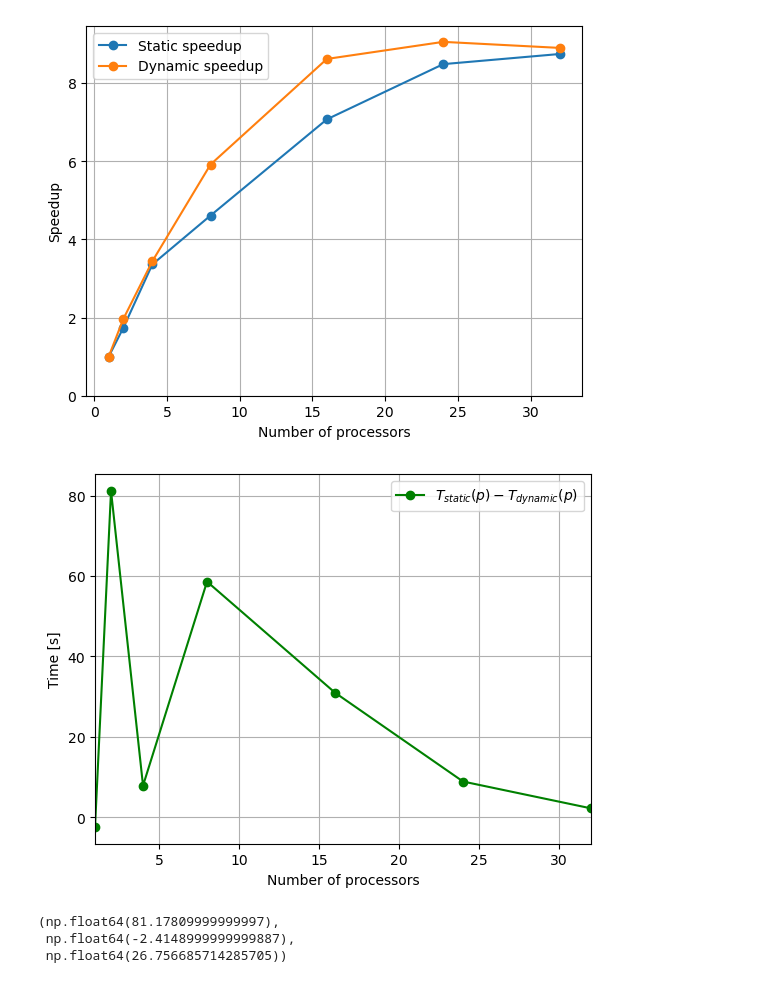
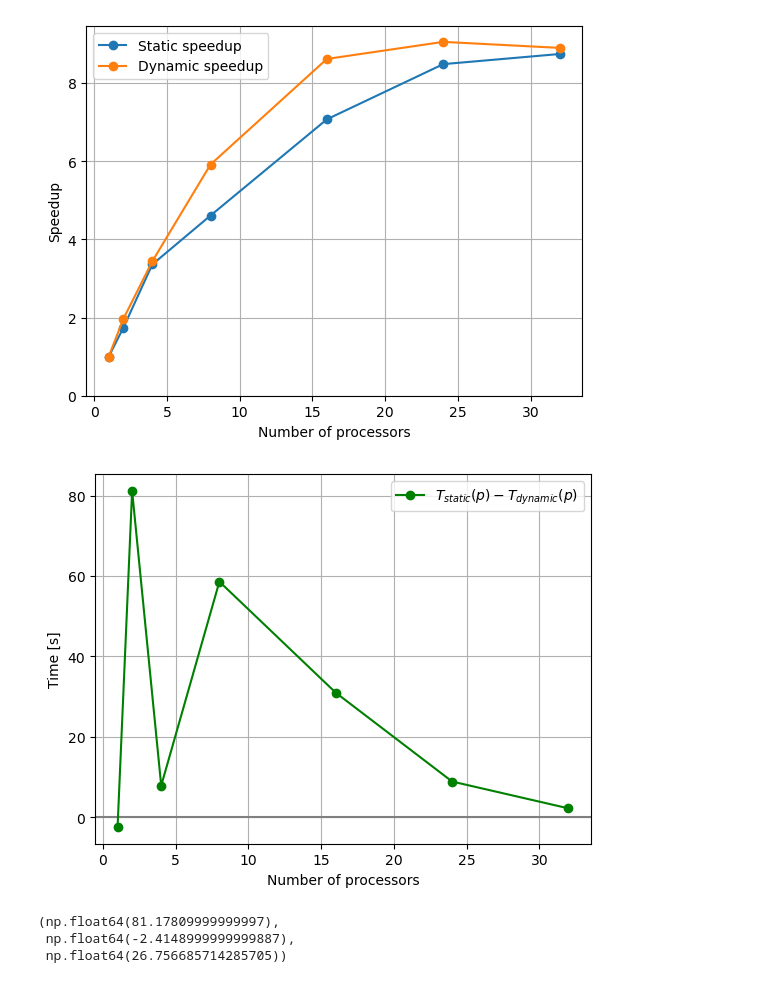
Before and after one commit to IdaUgilt/PyHPC_Project, a Jupyter notebook: results_from_HPC/6_dynamic/q6_dynamic_parallel_questions.ipynb, the cells around one changed output. Drawn from its saved outputs; the diff is of its cells as text; code cells hidden in the pictures.

```diff
--- a/results_from_HPC/6_dynamic/q6_dynamic_parallel_questions.ipynb
+++ b/results_from_HPC/6_dynamic/q6_dynamic_parallel_questions.ipynb
@@ -75,17 +75,19 @@ Estimated parallel fraction according to Amdahl's law:  [0.92665078]
 [figure]
 # %%
 plt.figure()
+plt.axhline(y=0, color='grey', linestyle='-')
+
 time_diff = times_stat-times_dyn
 plt.plot(n_proc, time_diff, marker="o", color="g", label='$T_{static}(p)-T_{dynamic}(p)$')
 
 plt.legend()
 plt.xlabel("Number of processors")
 plt.ylabel("Time [s]")
-plt.xlim(np.min(n_proc),np.max(n_proc))
+#plt.xlim(np.min(n_proc),np.max(n_proc))
 plt.grid(True)
 plt.show()
 # %% [output]
-[figure, old version]
+[figure, new version]
 # %%
 time_diff.max(), time_diff.min(), time_diff.mean()
 # %% [output]
```
Also changed, not shown: parts of 1 cell of this notebook, 6 other files.
